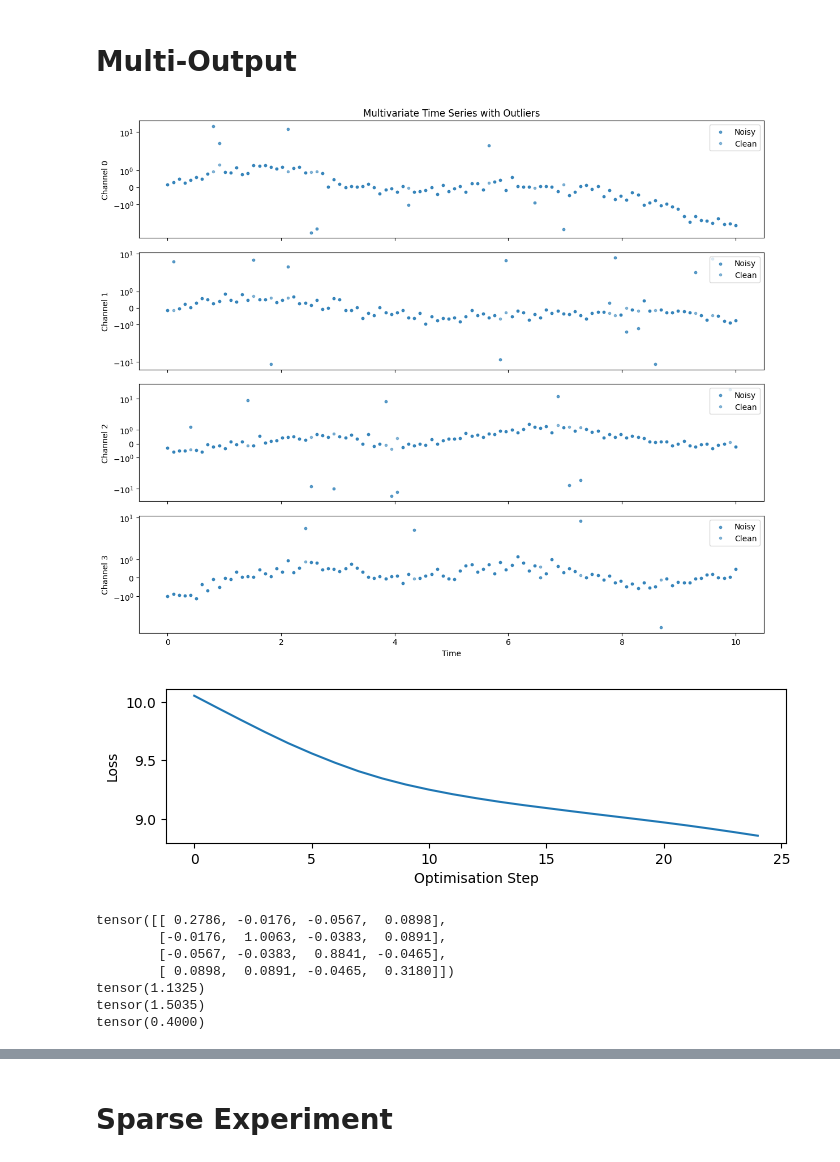
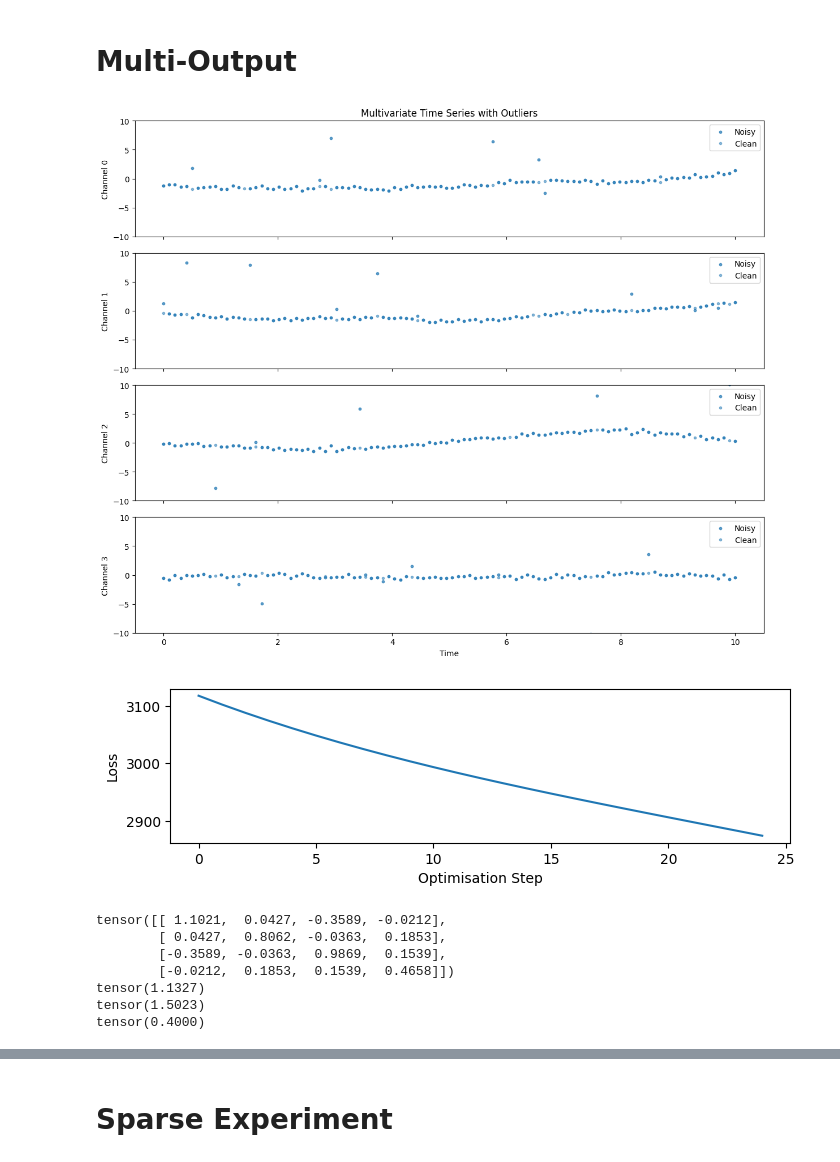
Before and after one commit to joshuarooijakkers/robust_conjugate_MOGP, a Jupyter notebook: experiments/temporal/multi-output-gps-spatio-temporal.ipynb, the cells around one changed output, grey strips where cells are left out. Saved outputs shown, nothing was run; the diff lists cells and outputs as text; code cells hidden in the pictures.

```diff
--- a/experiments/temporal/multi-output-gps-spatio-temporal.ipynb
+++ b/experiments/temporal/multi-output-gps-spatio-temporal.ipynb
@@ -916,9 +965,8 @@ class MultiOutputSpatioTemporalRCGP(nn.Module):
         if not self.__fixed_params["robust"]:
             return tc.sqrt(self.var_y / 2).clone().detach() * tc.ones_like(Y), tc.zeros_like(Y)
         else:
-            #m = m_prior
-            c = tc.sqrt(tc.diagonal(P_prior) + self.var_y - self.var_y * tc.diagonal(P_prior))#.clone().detach()
-            c = c.reshape(-1, 1)
+            c = tc.sqrt(tc.diagonal(P_prior + self.var_y * tc.eye(len(P_prior))))#.clone().detach()
+            c = c.reshape(-1,1)
             weights, partial_y_weights = IMQ_and_gradient(Y=Y, m=m_prior, beta=self.beta, c=c, alpha=self.IMQ_exponent)
 
             return weights, partial_y_weights
@@ -936,7 +984,6 @@ class MultiOutputSpatioTemporalRCGP(nn.Module):
 
         weights, partial_weights = self.compute_weights(Y=Y, m_prior=f_hat, P_prior=H_P_pred @ self.H.T) #Weights Computation
         R_inv_k, R_k = self.R_inv(Y=Y, weights=weights, partial_weights=partial_weights)
-
 
         S_k = R_k + H_P_pred @ self.H.T
 
@@ -1039,7 +1086,6 @@ class MultiOutputSpatioTemporalRCGP(nn.Module):
 
         P0=tc.kron(self.B_matrix, temporal_kernel.Sig0).to(tc.float32)
 
-
         ms, Ps, m_preds, P_preds, Ws = self.filtsmooth(m0=m0, P0=P0, temporal_kernel=temporal_kernel, smoothing=smoothing)
 
         preds_filt = (self.H @ m_preds)[1:-1]
@@ -1244,7 +1291,7 @@ def plot_time_series_with_outliers(
     plt.show()
 # %%
 ts, Ys, Ys_outliers, outliers_loc = simulate_correlated_time_series(outlier_fraction=0.1,
-                                                                    outlier_scale=10,
+                                                                    outlier_scale=8,
                                                                     with_outliers=True,
                                                                     noise_std=0.2,
                                                                     )
@@ -1255,10 +1302,10 @@ ts = tc.from_numpy(ts).to(tc.float32)
 Ys = tc.from_numpy(Ys).to(tc.float32)
 Ys_outliers = tc.from_numpy(Ys_outliers).to(tc.float32)
 # %% [output]
-[figure, old version]
+[figure, new version]
 # %%
 outliers = True
-robust = True
+robust = False
 
 if outliers:
     obs = Ys_outliers
@@ -1269,34 +1316,34 @@ else:
 gp = MultiOutputSpatioTemporalRCGP(ts=ts, Ys=obs, M=4, p=1)
 if robust:
     gp.activate_robustness()
 
 losses = []
 n_steps = 25
 lr = 1e-2
 
 excluded = {"_raw_var_y"}
 params = [p for n, p in gp.named_parameters() if n not in excluded]
 optimizer = tc.optim.Adam(params, lr=lr)
 
 gp.var_y = 0.4
 
 for step in tqdm(range(n_steps)):
     _,(preds, covs, R, Ws), _ = gp.forward(smoothing=False)
     if robust:
         loss = weighted_scoring_rule(Ys=obs, preds=preds, covs=covs, R=R, Ws=Ws)
     else:
         loss = regular_scoring_rule(Ys=obs, preds=preds, covs=covs, R=R, Ws=Ws)
     loss.backward()
     losses.append(loss.clone().detach())
     optimizer.step()  # Update parameters
     optimizer.zero_grad()  # Reset gradients
 
 plt.figure(figsize=(8,2))
 plt.plot(losses)
 plt.ylabel("Loss")
 plt.xlabel("Optimisation Step");
 # %% [output]
-[figure, old version]
+[figure, new version]
 # %%
 with tc.no_grad():
     (preds_smooth, stds_smooth, eff), (preds_filt, covs_filt, R, Ws_norm), (ms, Ps) = gp.forward(smoothing=True)
@@ -1305,11 +1352,11 @@ with tc.no_grad():
     print(gp.temporal_magnitude)
     print(gp.var_y)
 # %% [output]
-tensor([[ 0.2786, -0.0176, -0.0567,  0.0898],
-        [-0.0176,  1.0063, -0.0383,  0.0891],
-        [-0.0567, -0.0383,  0.8841, -0.0465],
-        [ 0.0898,  0.0891, -0.0465,  0.3180]])
-tensor(1.1325)
-tensor(1.5035)
+tensor([[ 1.1021,  0.0427, -0.3589, -0.0212],
+        [ 0.0427,  0.8062, -0.0363,  0.1853],
+        [-0.3589, -0.0363,  0.9869,  0.1539],
+        [-0.0212,  0.1853,  0.1539,  0.4658]])
+tensor(1.1327)
+tensor(1.5023)
 tensor(0.4000)
 # %%
```
Also changed, not shown: parts of 4 cells of this notebook.
